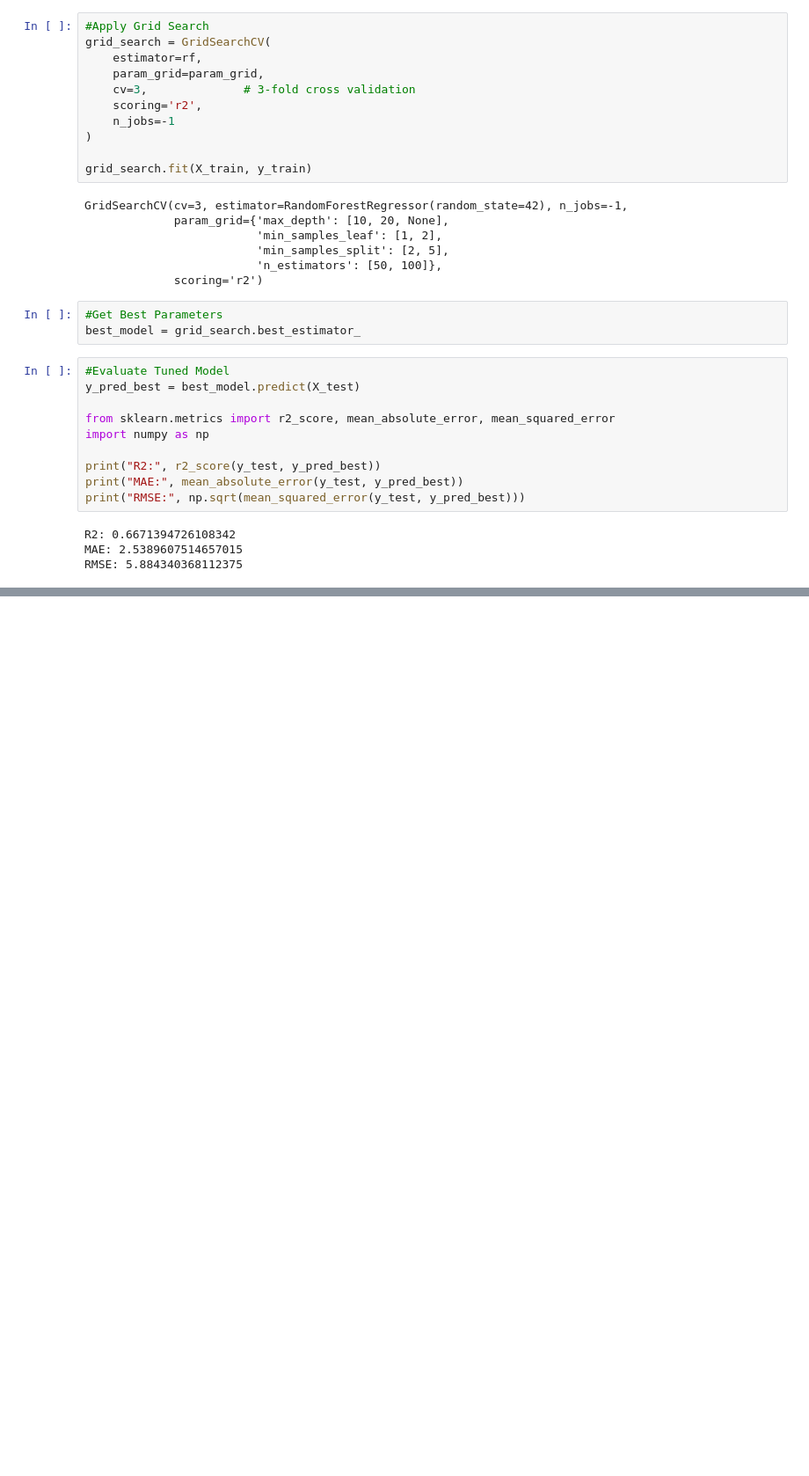
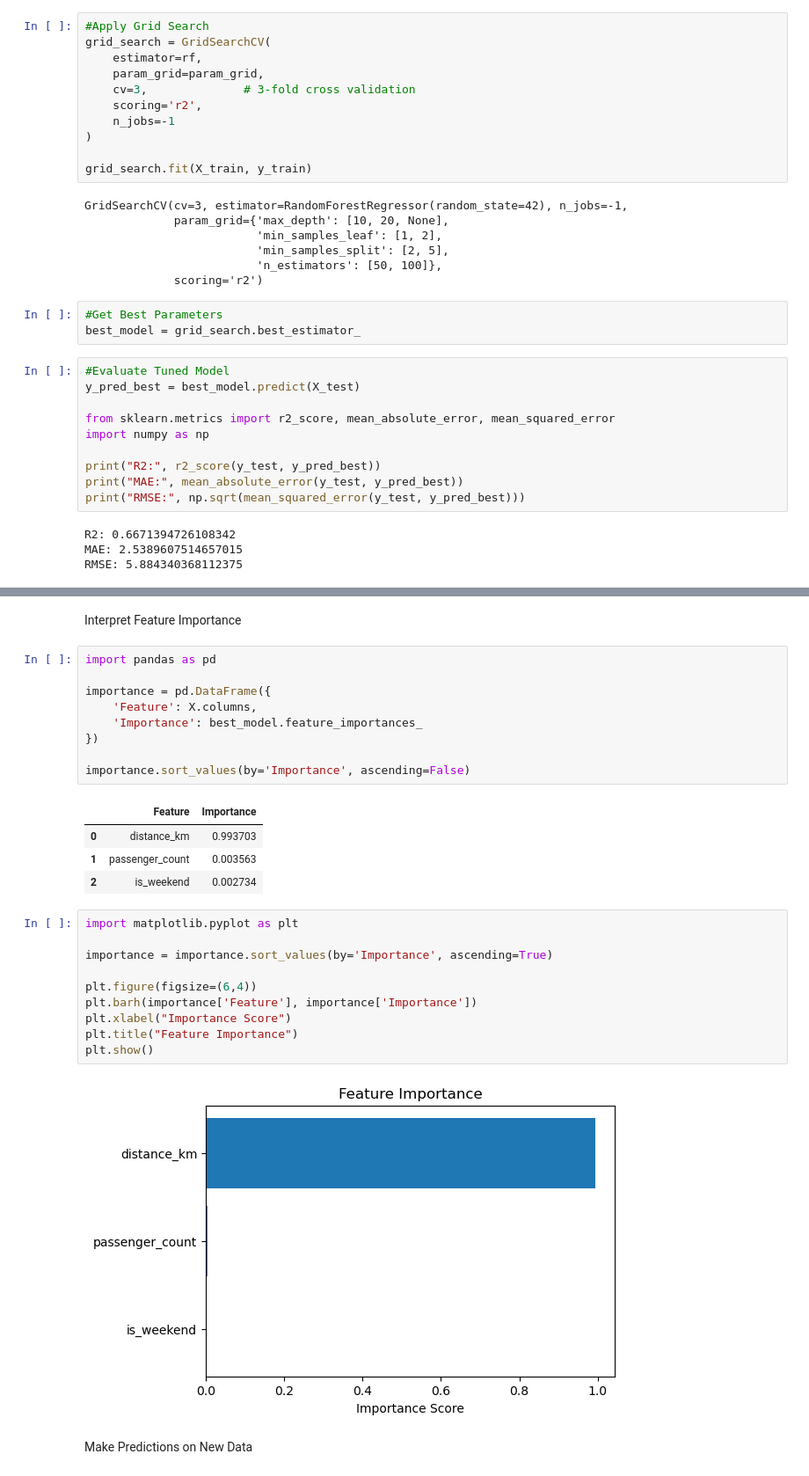
Before and after one commit to Prattu21/Uber_Mentormind_Project, a Jupyter notebook: mentor_project.ipynb, the cells around one changed output, grey strips where cells are left out. Shown at 88% size. Saved outputs shown, nothing was run; the diff lists cells and outputs as text; blank space fills up the shorter version.

```diff
--- a/mentor_project.ipynb
+++ b/mentor_project.ipynb
@@ -418,0 +458,30 @@ RMSE: 5.884340368112375
+# %% [markdown]
+Interpret Feature Importance
+# %%
+import pandas as pd
+
+importance = pd.DataFrame({
+    'Feature': X.columns,
+    'Importance': best_model.feature_importances_
+})
+
+importance.sort_values(by='Importance', ascending=False)
+# %% [output]
+|  | Feature | Importance |
+| 0 | distance_km | 0.993703 |
+| 1 | passenger_count | 0.003563 |
+| 2 | is_weekend | 0.002734 |
+# %%
+import matplotlib.pyplot as plt
+
+importance = importance.sort_values(by='Importance', ascending=True)
+
+plt.figure(figsize=(6,4))
+plt.barh(importance['Feature'], importance['Importance'])
+plt.xlabel("Importance Score")
+plt.title("Feature Importance")
+plt.show()
+# %% [output]
+[figure, added]
+# %% [markdown]
+Make Predictions on New Data
```
Also changed, not shown: parts of 15 cells of this notebook.
